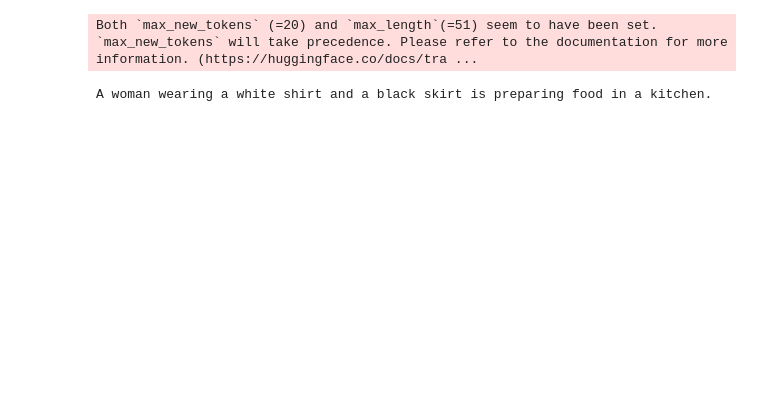
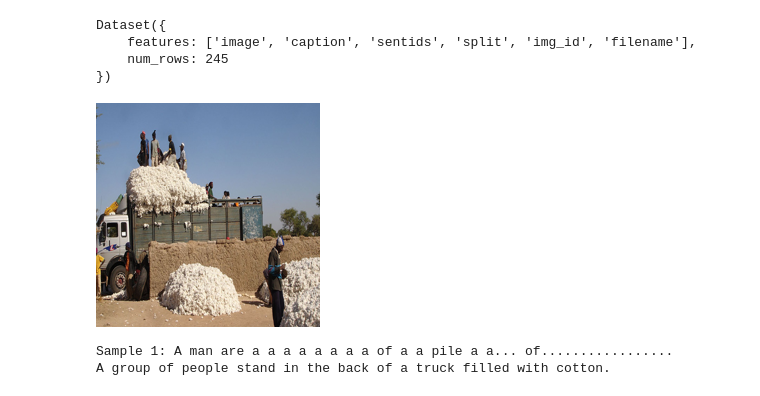
Before and after one commit to Valino123/lora_based-instruct-tuning-blip-2, a Jupyter notebook: code/test.ipynb, the cells around one changed output. Drawn from its saved outputs; the diff is of its cells as text; code cells hidden in the pictures; blank space fills up the shorter version.

```diff
--- a/code/test.ipynb
+++ b/code/test.ipynb
@@ -44,15 +0,0 @@ print(caption)
-# %%
-#%%
-
-# eval
-inputs = processor(image, return_tensors="pt").to(device, torch.float16)
-model = model.to(device)
-generated_ids = model.generate(**inputs, max_new_tokens=20)
-generated_text = processor.batch_decode(generated_ids, skip_special_tokens=True)[0].strip()
-print(generated_text)
-# A young woman with blond-hair and a pink Dior t-shirt checking under the cash drawer.', 'A young woman in a white Dior t-shirt lifting a silverware drawer in a kitchen.', 'A woman wearing a white top with Dior on front holding the cash register till', 'A woman in a white shirt holding a cash drawer.', 'A woman in a white shirt is in a kitchen.']
-# A woman wearing a white shirt and a black skirt is preparing food in a kitchen.
-# a woman in a kitchen
-# %% [output]
-Both `max_new_tokens` (=20) and `max_length`(=51) seem to have been set. `max_new_tokens` will take precedence. Please refer to the documentation for more information. (https://huggingface.co/docs/tra ...
-A woman wearing a white shirt and a black skirt is preparing food in a kitchen.
@@ -58,0 +22,44 @@ A woman wearing a white shirt and a black skirt is preparing food in a kitchen.
+# %%
+from datasets import load_from_disk
+from PIL import Image
+from IPython.display import display
+device = "cuda" if torch.cuda.is_available() else "cpu"
+instruct = "A short image caption:"
+
+val_ds = load_from_disk("../dataset/val_dataset")
+print(val_ds)
+
+lora_model=lora_model.to(device)
+lora_model.eval()
+for index, item in enumerate(val_ds):
+    if index==1:
+        break
+    encoding = processor(
+        images = item['image'],
+        text=instruct,
+        return_tensors='pt'
+    )
+     # Move inputs to the correct device
+    input_ids = encoding["input_ids"].to(device)
+    pixel_values = encoding["pixel_values"].to(device)
+
+    with torch.no_grad():
+        outputs = lora_model(
+            input_ids = input_ids,
+            pixel_values = pixel_values
+        )
+    # Decode generated text
+    generated_text = processor.tokenizer.decode(outputs.logits.argmax(dim=-1)[0], skip_special_tokens=True)
+
+    image = item['image'].convert('RGB')
+    display(image.resize((224,224)))
+    print(f"Sample {index + 1}: {generated_text}")
+    print(item['caption'][0])
+# %% [output]
+Dataset({
+    features: ['image', 'caption', 'sentids', 'split', 'img_id', 'filename'],
+    num_rows: 245
+})
+[figure, added]
+Sample 1: A man are a a a a a a a a of a a pile a a... of.................
+A group of people stand in the back of a truck filled with cotton.
```
Also changed, not shown: parts of 3 cells of this notebook, 8 other files.
